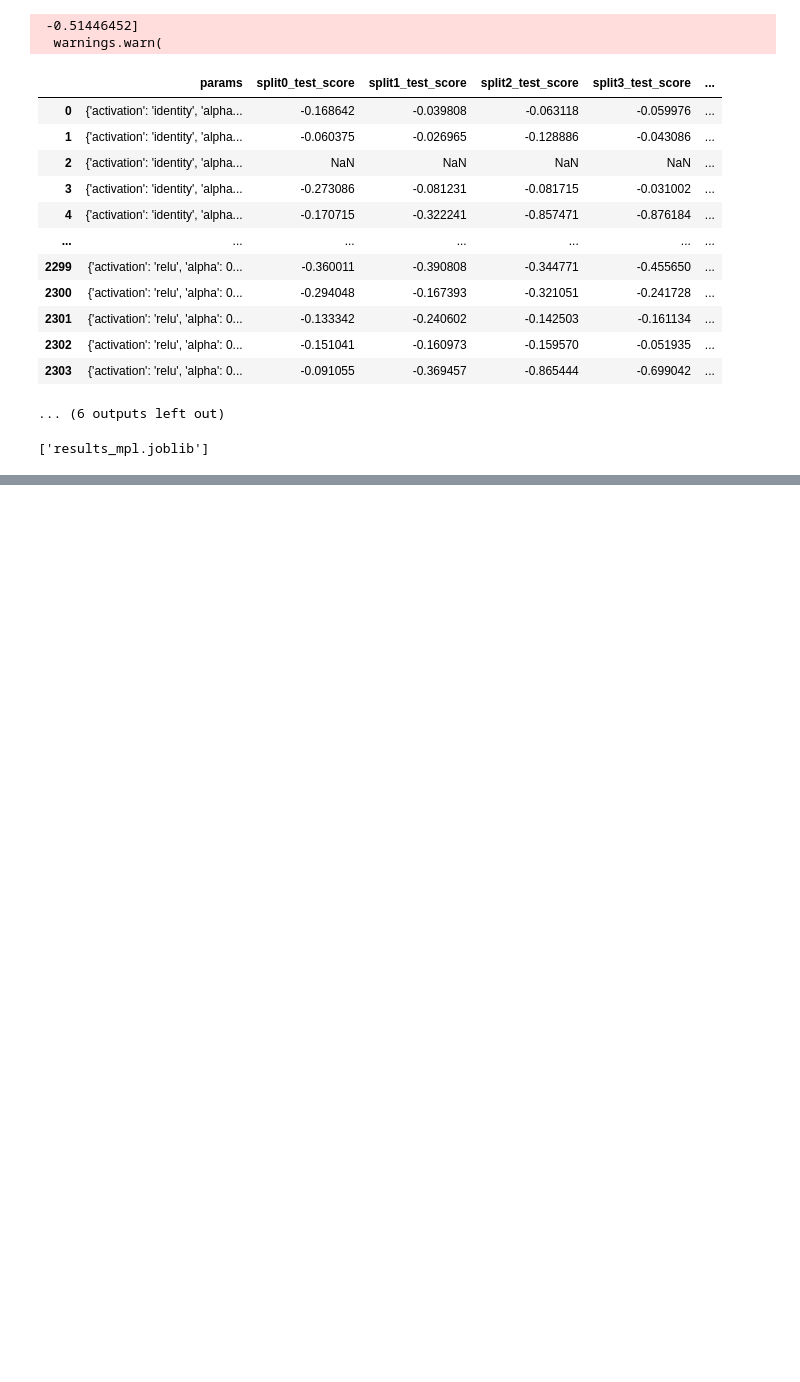
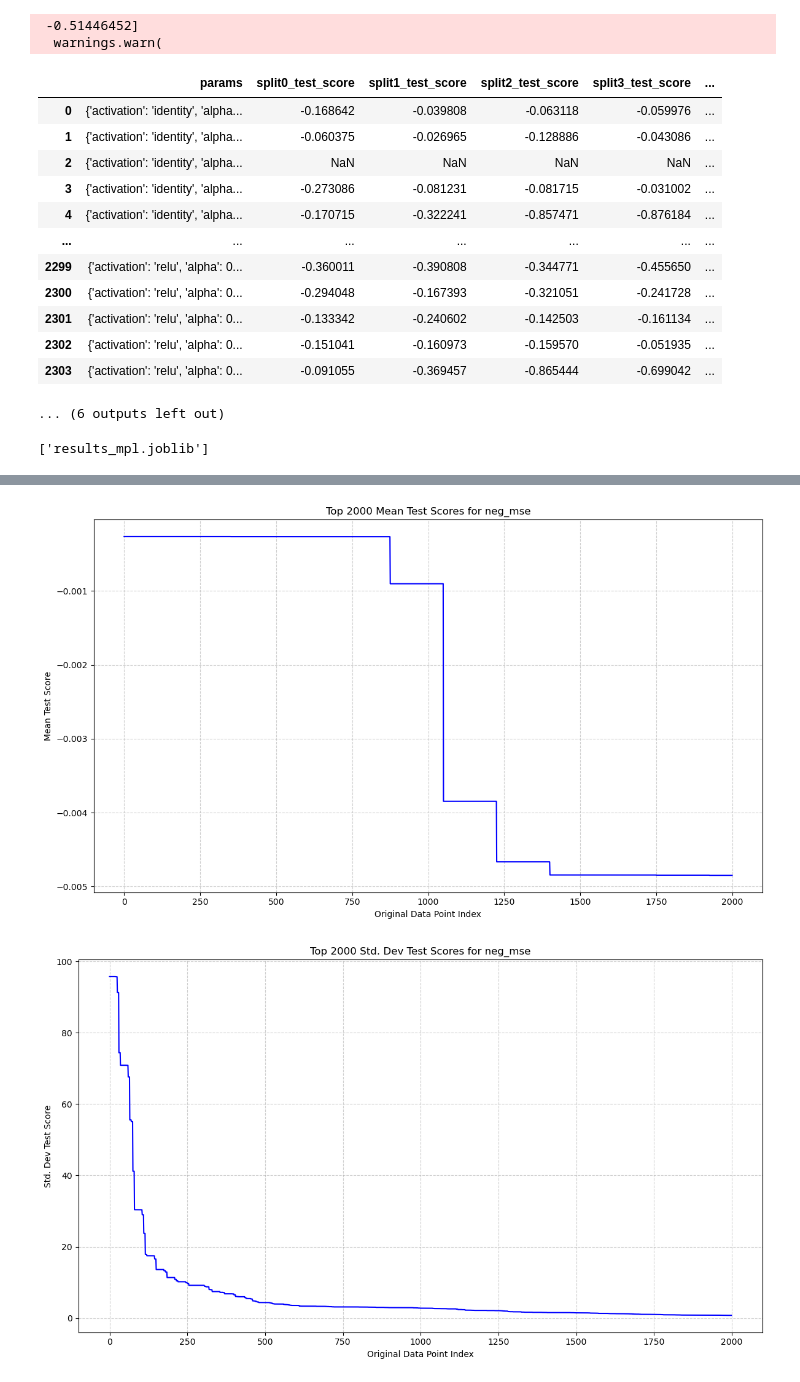
Before and after one commit to jorelalexander/EvenFlow, a Jupyter notebook: main.ipynb, the cells around one changed output, grey strips where cells are left out. Cells and saved outputs as stored; diff of their text form; code cells hidden in the pictures; blank space fills up the shorter version.

Commit message:
Added figures

```diff
--- a/main.ipynb
+++ b/main.ipynb
@@ -642,0 +796,57 @@ results_mlp = joblib.load("results_mlp.joblib")
+# %%
+num_top_values = 2000
+colors: list[str] = ["b", "g", "r", "c", "tab:orange", "tab:purple", "tab:brown", "lime", "gold"]
+
+plot_names = ["Mean", "Std. Dev", "Rank"]
+
+# Iterate through each scoring method
+for i, (scoring_name, results) in enumerate(results_svr.items()):
+	table: pd.DataFrame = results["result_table"]
+
+	mean_test_scores: pd.Series = table["mean_test_score"]
+	std_test_scores: pd.Series = table["std_test_score"]
+
+	test_scores: list[pd.Series] = [mean_test_scores, std_test_scores]
+	for j, test_score in enumerate(test_scores):
+		# Sort the mean test scores in descending order and select the top N values
+		# .sort_values(ascending=False) sorts the Series
+		# .head(num_top_values) selects the top N values
+		top_scores = test_score.sort_values(ascending=False).head(num_top_values)
+
+		# Create a figure and axes for the line plot
+		fig, ax = plt.subplots(figsize=(12, 7))
+
+		# Plot the top mean scores as a line graph
+		# The x-axis will be the original index of these top scores
+		color = colors[i % len(colors)] # Cycle through colors for different scoring methods
+		ax.plot(top_scores.values, color=color)
+
+		# Set titles and labels
+		ax.set_title(f'Top {num_top_values} {plot_names[j]} Test Scores for {scoring_name}')
+		ax.set_xlabel('Original Data Point Index')
+		ax.set_ylabel(f'{plot_names[j]} Test Score')
+
+		# Add a grid for better readability
+		ax.grid(True, linestyle='--', alpha=0.6)
+
+		# Improve layout
+		fig.tight_layout()
+
+		# Display the figure
+		plt.show(fig)
+
+		fig.savefig(f"figures/SVR_top_{num_top_values}_{plot_names[j].lower()}_{scoring_name}_point.png")
+
+		# Close the figure
+		plt.close(fig)
+
+	# Clean up variables
+	del table
+	del mean_test_scores
+	del std_test_scores
+	del top_scores
+	del fig
+	del ax
+# %% [output]
+[figure, added]
+[figure, added]
```
Also changed, not shown: parts of 6 cells of this notebook, 32 other files.
